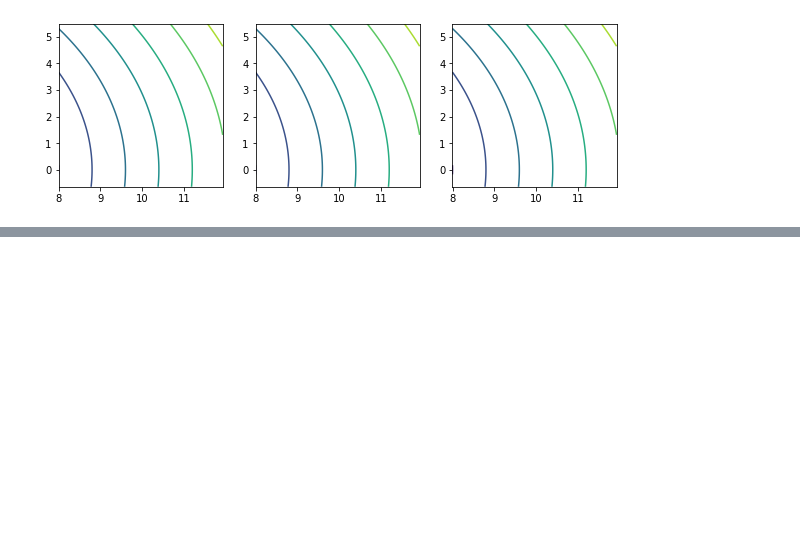
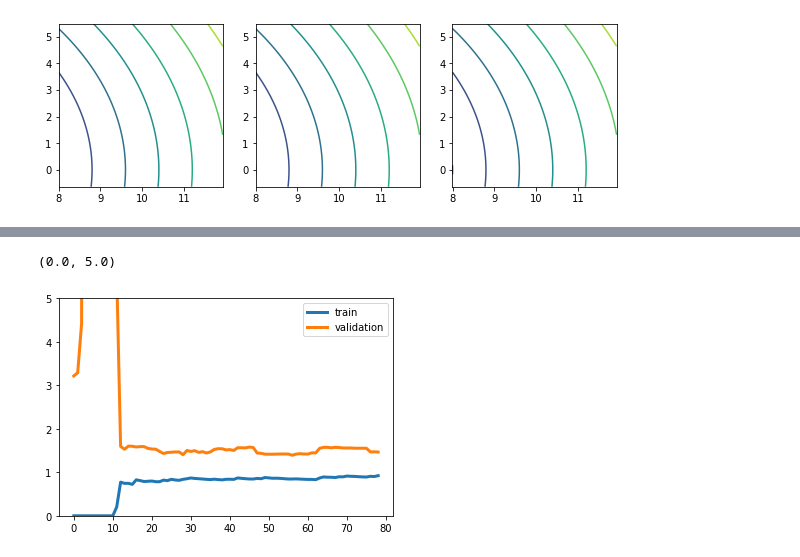
Before and after one commit to macorony/Machine_Learning_Basics, a Jupyter notebook: Supervised_Machine_Learning_Algorithms.ipynb, the cells around one changed output, grey strips where cells are left out. Saved outputs shown, nothing was run; the diff lists cells and outputs as text; code cells hidden in the pictures; blank space fills up the shorter version.

```diff
--- a/Supervised_Machine_Learning_Algorithms.ipynb
+++ b/Supervised_Machine_Learning_Algorithms.ipynb
@@ -194,0 +333,8 @@ for neighbor, ax in zip([1,5,9], axes):
+# %%
+from sklearn.pipeline import Pipeline
+polynomial_regression = Pipeline([('poly_features', PolynomialFeatures(degree=10, include_bias=False)), ('lin_reg', LinearRegression())])
+plot_learning_curves(polynomial_regression, X, y)
+plt.ylim(0, 5)
+# %% [output]
+(0.0, 5.0)
+[figure, added]
```
Also changed, not shown: parts of 30 cells of this notebook.
